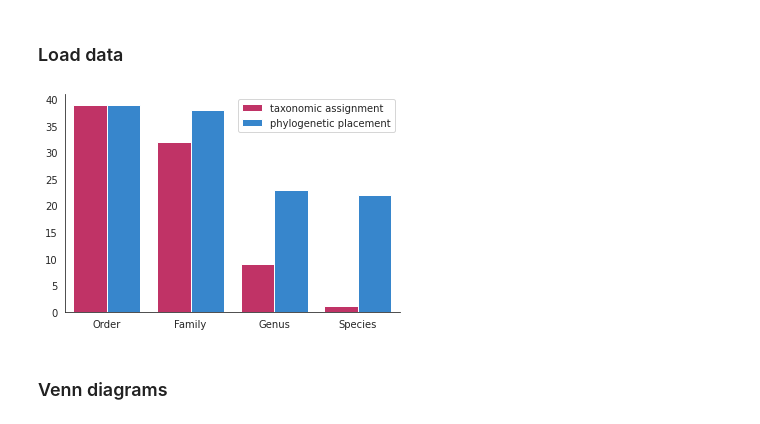
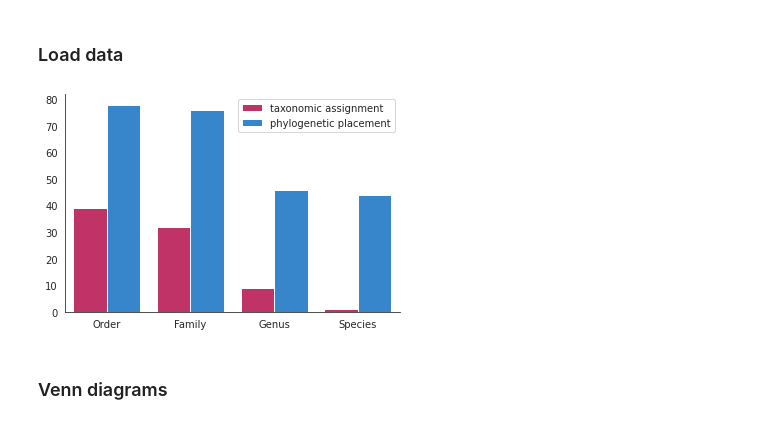
Before and after one commit to wRajter/vampyrella_2023, a Jupyter notebook: notebooks/phylogenetic_placement_downstream_analyses.ipynb, the cells around one changed output. Saved outputs shown, nothing was run; the diff lists cells and outputs as text; code cells hidden in the pictures.

Commit message:
phylogenetic placement

```diff
--- a/notebooks/phylogenetic_placement_downstream_analyses.ipynb
+++ b/notebooks/phylogenetic_placement_downstream_analyses.ipynb
@@ -39,18 +55,20 @@ sum_table.to_csv(f"{data_path}/summary_table.tsv", sep="\t", index=False)
 ### Load data
 # %%
 # taxonomic assignment table
+project="Suthaus_2022"
 marker="Full18S"
 cell="cellCombined"
 sim="sim99"
 raw_data="../raw_data"
-data_path=f"{raw_data}/OTU_results/otu_summary_table_{marker}_{cell}_{sim}.tsv"
+data_path=f"{raw_data}/OTU_results/{project}/otu_summary_table_{marker}_{cell}_{sim}.tsv"
 tax_assign=pd.read_csv(data_path, sep="\t")
 tax_assign=tax_assign[tax_assign["Order"] == "Vampyrellida"] # filter only vampyrellids
 tax_assign=tax_assign.drop(columns=["Sequence"]) # drop the sequence column that we don't need
 # %%
 # phylogenetic placement
+project="Suthaus_2022"
 raw_data="../raw_data"
-data_path=f"{raw_data}/phyl_placement/vampyrellida/downstream_analyses/tax_assignment/tax_assign_summary_table.tsv"
+data_path=f"{raw_data}/phyl_placement/{project}/vampyrellida/downstream_analyses/tax_assignment/tax_assign_summary_table.tsv"
 
 phyl_placement=pd.read_csv(data_path, sep="\t")
 phyl_placement=phyl_placement[phyl_placement["sample_id"] == "allsamples"]
@@ -76,19 +94,20 @@ for tax_level in tax_levels:
     data["method"].append("phylogenetic placement")
 # %%
 # plotting
+project="Suthaus_2022"
 raw_data="../raw_data"
-data_path=f"{raw_data}/phyl_placement/vampyrellida/downstream_analyses/results"
+data_path=f"{raw_data}/phyl_placement/{project}/vampyrellida/downstream_analyses/results"
 
 
 sns.set_style("white")
 sns.barplot(data=data, x="taxonomy", y="count", hue="method", palette=["#D81B60", "#1E88E5"])
 
 sns.despine();
 
 # save
 plt.savefig(f"{data_path}/assignment_method_comparison.png", dpi=300, transparent=False, facecolor='white')
 # %% [output]
-[figure, old version]
+[figure, new version]
 # %% [markdown]
 ### Venn diagrams
 # %%
```
Also changed, not shown: parts of 4 cells of this notebook, 12 other files.
